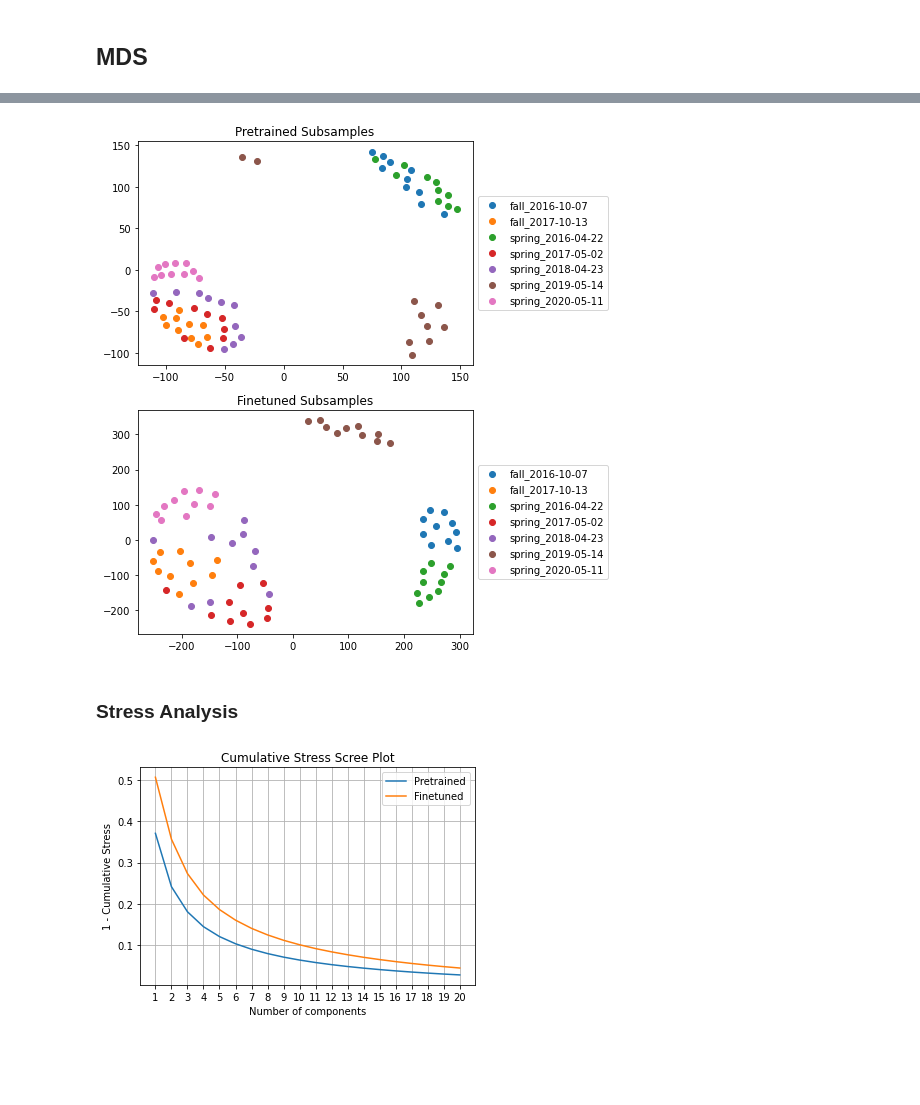
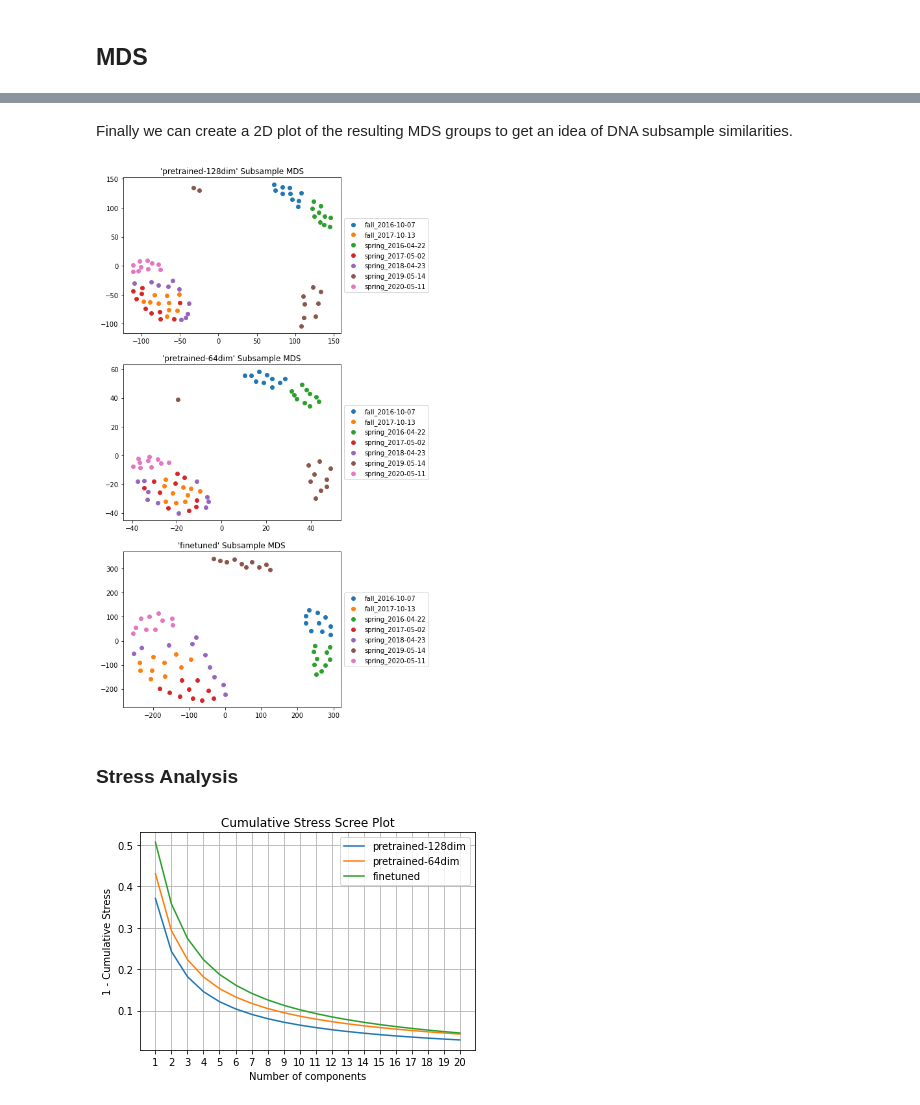
Before and after one commit to DLii-Research/setbert, a Jupyter notebook: notebooks/DNA Embedding Analysis.ipynb, the cells around one changed output, grey strips where cells are left out. Saved outputs shown, nothing was run; the diff lists cells and outputs as text; code cells hidden in the pictures; blank space fills up the shorter version.

```diff
--- a/notebooks/DNA Embedding Analysis.ipynb
+++ b/notebooks/DNA Embedding Analysis.ipynb
@@ -183,7 +195,0 @@ allowing us to compute the chamfer distance in ~O(nlogn) rather than O(n^2).
-# %%
-pretrained_sample_trees = []
-finetuned_sample_trees = []
-for sample_name in sample_files:
-	pretrained_sample_trees += [KDTree(sample) for sample in pretrained_samples[sample_name]]
-	finetuned_sample_trees += [KDTree(sample) for sample in finetuned_samples[sample_name]]
-len(pretrained_sample_trees)
@@ -202,0 +196,5 @@ finetuned_pca = finetuned_pca.reshape((-1, NUM_SUBSAMPLES_PER_SAMPLE, 2))
+# %%
+sample_trees = {name: [] for name in models}
+for model_name, subsamples in embedded_subsamples.items():
+	for sample_name in subsamples:
+		sample_trees[model_name] += [KDTree(sample) for sample in subsamples[sample_name]]
@@ -202,0 +203,4 @@ finetuned_pca = finetuned_pca.reshape((-1, NUM_SUBSAMPLES_PER_SAMPLE, 2))
+# %%
+dist_mats = {}
+for model_name, trees in sample_trees.items():
+	dist_mats[model_name] = chamfer_distance_matrix(trees, workers=WORKERS)
@@ -203,21 +209,21 @@ finetuned_pca = finetuned_pca.reshape((-1, NUM_SUBSAMPLES_PER_SAMPLE, 2))
+# %%
+mds_pcas = {}
+for model_name, dist_matrix in dist_mats.items():
+	pca, _ = mds(dist_matrix, seed=SEED)
+	mds_pcas[model_name] = pca.reshape((-1, NUM_SUBSAMPLES_PER_SAMPLE, 2))
+# %% [markdown]
+Finally we can create a 2D plot of the resulting MDS groups to get an idea of DNA subsample
+similarities.
 # %%
-plt.figure(figsize=(6,14))
-
-plt.subplot(311)
-for subsample in pretrained_pca:
-	plt.scatter(*subsample.T)
-plt.legend(sample_files, loc="center left", bbox_to_anchor=(1, 0.5))
-plt.title("Pretrained Subsamples")
-
-plt.subplot(312)
-for subsample in finetuned_pca:
-	plt.scatter(*subsample.T)
-plt.legend(sample_files, loc="center left", bbox_to_anchor=(1, 0.5))
-plt.title("Finetuned Subsamples")
-
-plt.show()
+plt.figure(figsize=(6, 5*len(models)))
+for i, (model_name, pca) in enumerate(mds_pcas.items()):
+	plt.subplot(len(models), 1, i+1)
+	for subsample in pca:
+		plt.scatter(*subsample.T)
+	plt.legend(sample_files, loc="center left", bbox_to_anchor=(1, 0.5))
+	plt.title(f"'{model_name}' Subsample MDS")
 # %% [output]
-[figure, old version]
+[figure, new version]
 # %% [markdown]
 ### Stress Analysis
 # %%
@@ -228,16 +235,15 @@ _, finetuned_stress = mds_stress_analysis(finetuned_dist_mat, DIMS, seed=SEED, w
 # %%
 LIMIT = 20
-
 plt.figure()
-x_ticks = 1 + np.arange(len(pretrained_stress[:LIMIT]))
-plt.plot(x_ticks, pretrained_stress[:LIMIT])
-plt.plot(x_ticks, finetuned_stress[:LIMIT])
+x_ticks = 1 + np.arange(len(list(stress_cdfs.values())[0][:LIMIT]))
+for model_name, stress_cdf in stress_cdfs.items():
+	plt.plot(x_ticks, stress_cdf[:LIMIT])
 plt.xticks(x_ticks)
 plt.xlabel("Number of components")
 plt.ylabel("1 - Cumulative Stress")
-plt.legend(["Pretrained", "Finetuned"])
+plt.legend(list(models.keys()))
 plt.title("Cumulative Stress Scree Plot")
 plt.grid()
 plt.show()
 # %% [output]
-[figure, old version]
+[figure, new version]
```
Also changed, not shown: parts of 37 cells of this notebook.
